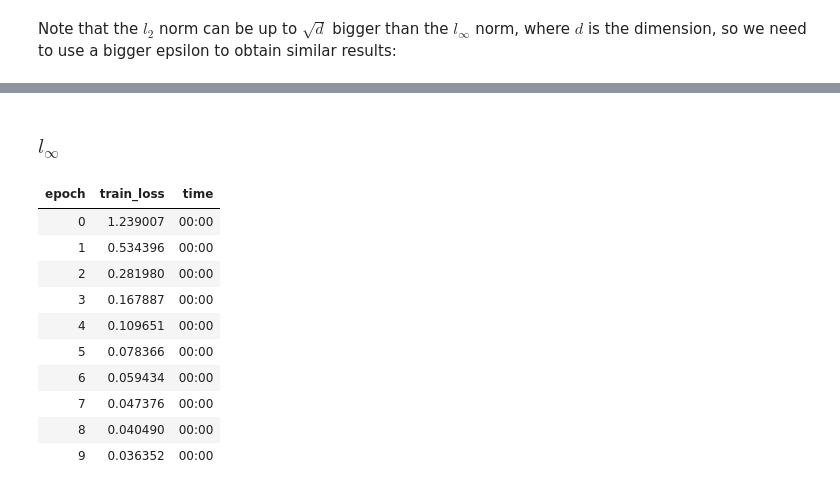
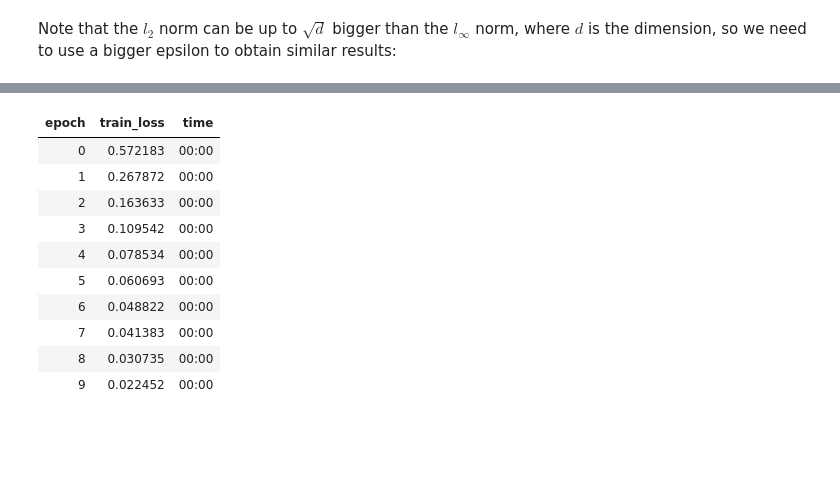
Before and after one commit to Irad-Zehavi/adv-ml, a Jupyter notebook: nbs/evasion.ipynb, the cells around one changed output, grey strips where cells are left out. Saved outputs shown, nothing was run; the diff lists cells and outputs as text; code cells hidden in the pictures; blank space fills up the shorter version.

```diff
--- a/nbs/evasion.ipynb
+++ b/nbs/evasion.ipynb
@@ -197,0 +100,5 @@ learn.show_results(shuffle=False, dl=sub_dsets.dl())
+# %%
+item2target = {item: str(random.choice(range(10))) for item in sub_dsets.items}
+random_targets = TfmdLists(sub_dsets.items, [item2target.__getitem__, Categorize()])
+random_targets_dsets = Datasets(tls=[sub_dsets.tls[0], random_targets])
+random_targets_dsets.dl().show_batch()
@@ -228,0 +179,32 @@ learn.show_results(shuffle=False, dl=TfmdDL(perturbed_dsets))
+# %%
+#| export
+import torch.nn.functional as F
+from torch.linalg import vector_norm
+
+
+@delegates(F.normalize)
+def _batch_normalize(t, **kwargs):
+    return F.normalize(t.view(t.shape[0], -1), **kwargs).view(*t.shape)
+
+
+@delegates(_batch_normalize)
+def _random_unit_vector(shape, **kwargs):
+    return _batch_normalize(torch.randn(shape), **kwargs)
+
+
+def _batch_norm(t, **kwargs):
+    return vector_norm(t.view(t.size(0), -1), **kwargs)
+
+
+class L2PGD(PGDCallback):
+    "Implements PGD by bounding the $l_2$ norm"
+    def rand_init(self, shape):
+        rand_dir = _random_unit_vector(shape)
+        rand_len = torch.rand(1) * self.epsilon
+        return rand_dir * rand_len
+
+    def normalize(self, t):
+        t.data = _batch_normalize(self.p.grad)
+
+    def project(self, t):
+        t.mul_(torch.min(self.epsilon/_batch_norm(t), torch.ones_like(t)))
@@ -264,6 +241,0 @@ import random
-# %%
-item2target = {item: str(random.choice(range(10))) for item in sub_dsets.items}
-inputs, targets = sub_dsets.tls
-random_targets = TfmdLists(targets.items, [item2target.__getitem__, Categorize()])
-random_targets_dsets = Datasets(tls=[inputs, random_targets])
-random_targets_dsets.dl().show_batch()
@@ -272,17 +242,15 @@ random_targets_dsets.dl().show_batch()
-# %% [markdown]
-### $l_\infty$
 # %%
-attack = AdversarialExamplesAttack(classifier, targeted=True, epsilon=.3, n_epochs=10, epoch_size=30)
+attack = InputOptimizer(classifier, L2PGD(epsilon=50), targeted=True, n_epochs=10, epoch_size=20,)
 perturbed_dsets = attack.perturb(random_targets_dsets)
 # %% [output]
 | epoch | train_loss | time |
-| 0 | 1.239007 | 00:00 |
-| 1 | 0.534396 | 00:00 |
-| 2 | 0.281980 | 00:00 |
-| 3 | 0.167887 | 00:00 |
-| 4 | 0.109651 | 00:00 |
-| 5 | 0.078366 | 00:00 |
-| 6 | 0.059434 | 00:00 |
-| 7 | 0.047376 | 00:00 |
-| 8 | 0.040490 | 00:00 |
-| 9 | 0.036352 | 00:00 |
+| 0 | 0.572183 | 00:00 |
+| 1 | 0.267872 | 00:00 |
+| 2 | 0.163633 | 00:00 |
+| 3 | 0.109542 | 00:00 |
+| 4 | 0.078534 | 00:00 |
+| 5 | 0.060693 | 00:00 |
+| 6 | 0.048822 | 00:00 |
+| 7 | 0.041383 | 00:00 |
+| 8 | 0.030735 | 00:00 |
+| 9 | 0.022452 | 00:00 |
```
Also changed, not shown: parts of 41 cells of this notebook, 7 other files.
